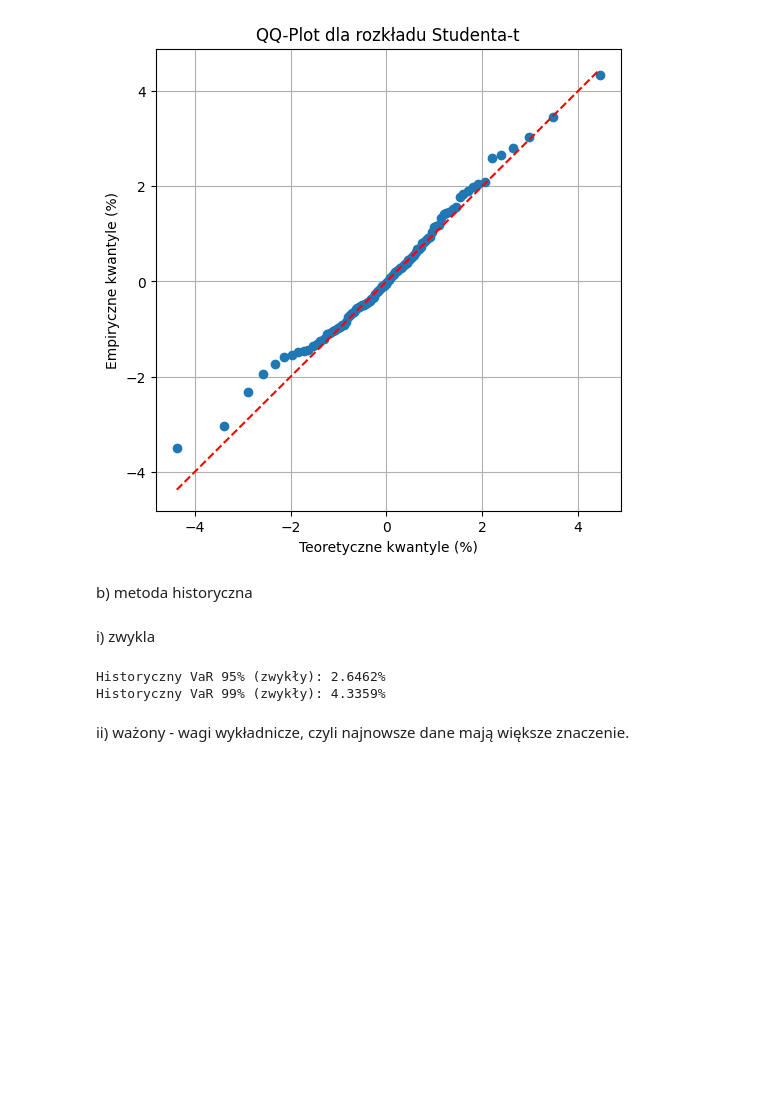
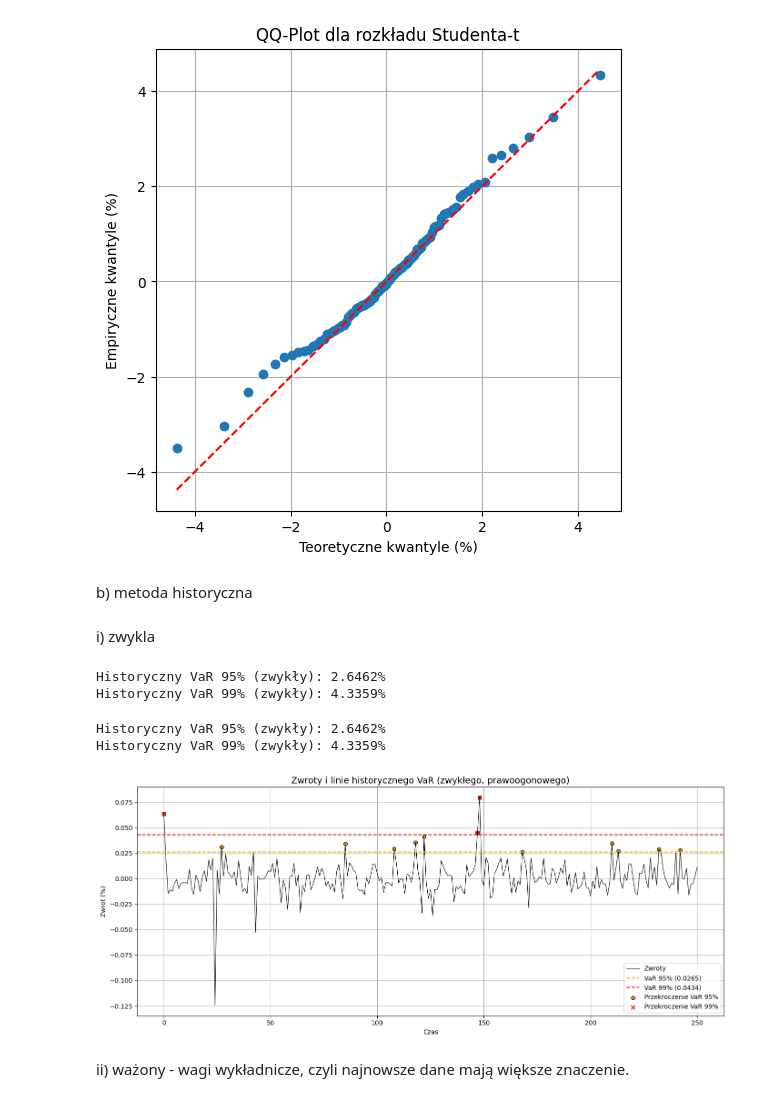
Before and after one commit to werpyr1003/Zarz-dzanie_ryzykiem_McDonald_Corporation, a Jupyter notebook: Projekt_3/prez_3.ipynb, the cells around one changed output. Cells and saved outputs as stored; diff of their text form; code cells hidden in the pictures; blank space fills up the shorter version.

```diff
--- a/Projekt_3/prez_3.ipynb
+++ b/Projekt_3/prez_3.ipynb
@@ -109,5 +111,47 @@ print(f"Historyczny VaR 99% (zwykły): {VaR_hist_99*100:.4f}%")
 # %% [output]
 Historyczny VaR 95% (zwykły): 2.6462%
 Historyczny VaR 99% (zwykły): 4.3359%
+# %%
+import numpy as np
+import matplotlib.pyplot as plt
+
+# Poziomy istotności
+alpha_95 = 0.95
+alpha_99 = 0.99
+
+# Historyczny VaR (dla ryzyka wzrostu)
+VaR_hist_95 = np.percentile(logret_fuel_data, 100 * alpha_95)
+VaR_hist_99 = np.percentile(logret_fuel_data, 100 * alpha_99)
+
+print(f"Historyczny VaR 95% (zwykły): {VaR_hist_95*100:.4f}%")
+print(f"Historyczny VaR 99% (zwykły): {VaR_hist_99*100:.4f}%")
+
+# Wykres jak w GARCH / MC
+plt.figure(figsize=(14, 6))
+plt.plot(logret_fuel_data, label='Zwroty', color='black', linewidth=0.8)
+plt.axhline(VaR_hist_95, color='orange', linestyle='--', label=f'VaR 95% ({VaR_hist_95:.4f})')
+plt.axhline(VaR_hist_99, color='red', linestyle='--', label=f'VaR 99% ({VaR_hist_99:.4f})')
+
+# Przekroczenia
+exceed_95 = logret_fuel_data > VaR_hist_95
+exceed_99 = logret_fuel_data > VaR_hist_99
+
+plt.scatter(np.where(exceed_95)[0], logret_fuel_data[exceed_95],
+            color='orange', label='Przekroczenie VaR 95%', marker='o', s=30, edgecolors='k')
+plt.scatter(np.where(exceed_99)[0], logret_fuel_data[exceed_99],
+            color='red', label='Przekroczenie VaR 99%', marker='x', s=40)
+
+# Formatowanie
+plt.title('Zwroty i linie historycznego VaR (zwykłego, prawoogonowego)', fontsize=14)
+plt.xlabel('Czas')
+plt.ylabel('Zwrot (%)')
+plt.legend()
+plt.grid(True)
+plt.tight_layout()
+plt.show()
+# %% [output]
+Historyczny VaR 95% (zwykły): 2.6462%
+Historyczny VaR 99% (zwykły): 4.3359%
+[figure, added]
 # %% [markdown]
 ii) ważony -  wagi wykładnicze, czyli najnowsze dane mają większe znaczenie.
```
Also changed, not shown: parts of 29 cells of this notebook.
